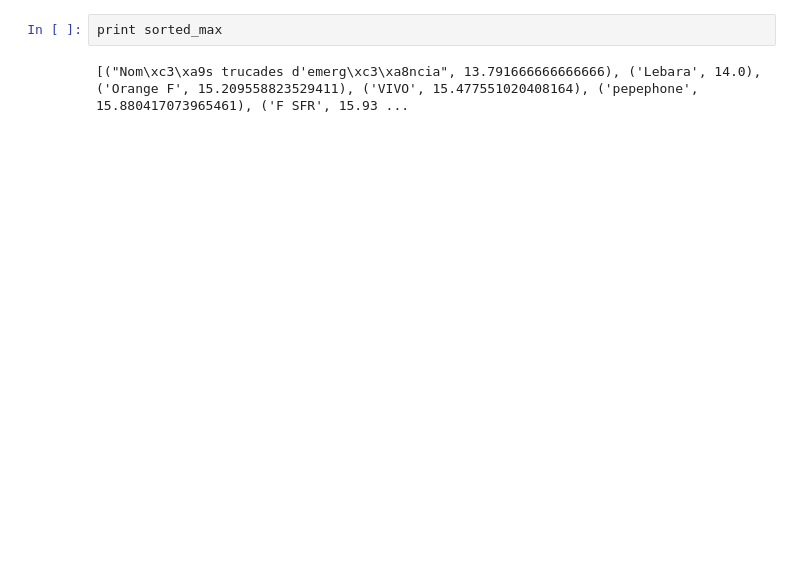
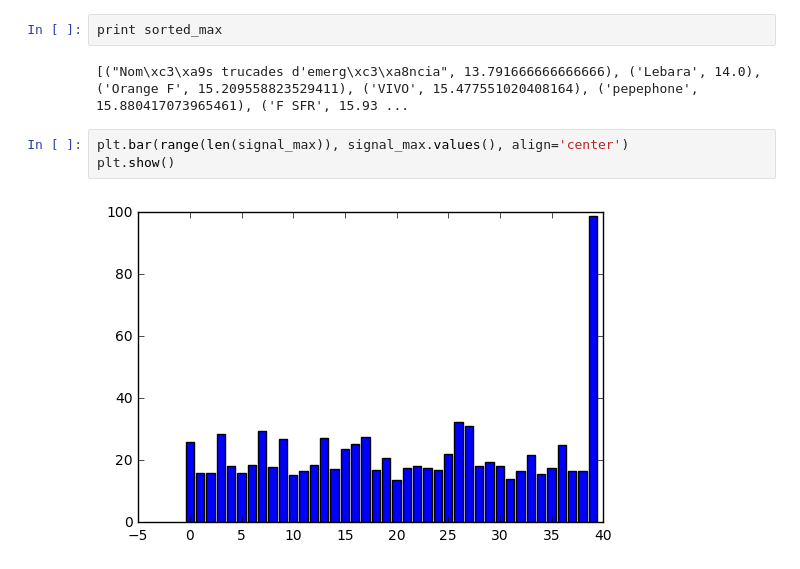
Before and after one commit to RichardoC/ACCD, a Jupyter notebook: Angel_test.ipynb, the cells around one changed output. Cells and saved outputs as stored; diff of their text form; blank space fills up the shorter version.

```diff
--- a/Angel_test.ipynb
+++ b/Angel_test.ipynb
@@ -221,3 +232,8 @@ print sorted_min
 print sorted_max
 # %% [output]
 [("Nom\xc3\xa9s trucades d'emerg\xc3\xa8ncia", 13.791666666666666), ('Lebara', 14.0), ('Orange F', 15.209558823529411), ('VIVO', 15.477551020408164), ('pepephone', 15.880417073965461), ('F SFR', 15.93 ...
+# %%
+plt.bar(range(len(signal_max)), signal_max.values(), align='center')
+plt.show()
+# %% [output]
+[figure, added]
```
Also changed, not shown: parts of 17 cells of this notebook.
